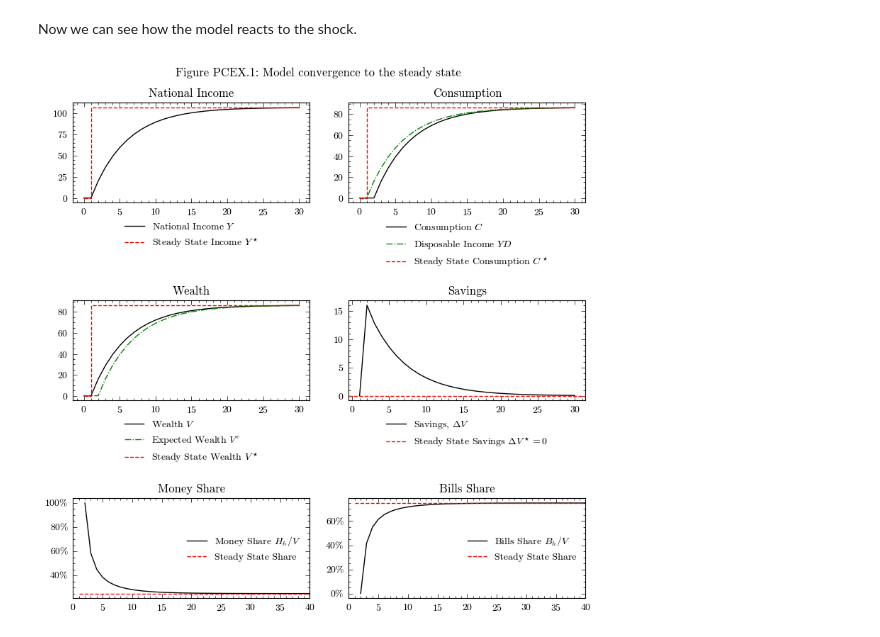
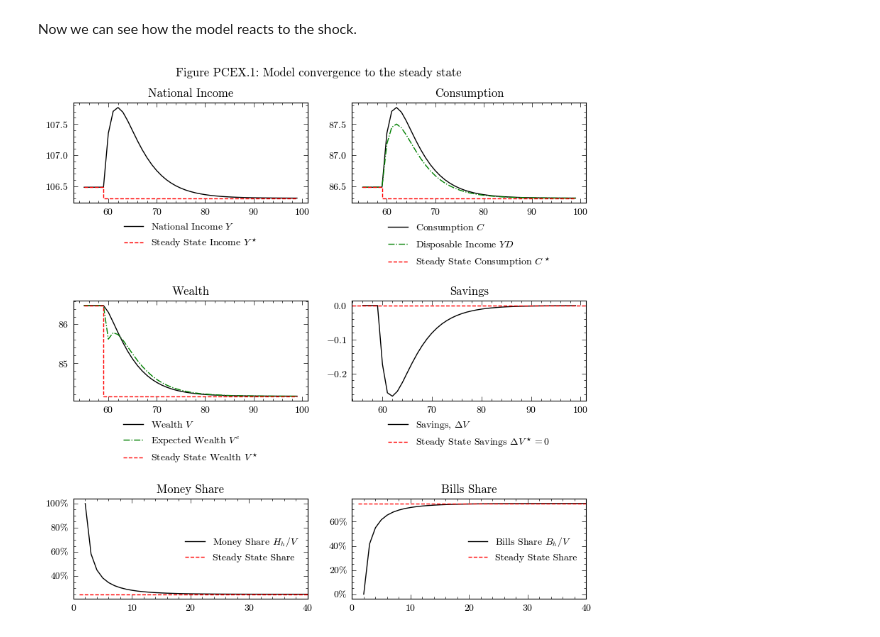
Before and after one commit to KarlNaumann/MacroStat, a Jupyter notebook: docs/models/GL06/GL06PCEX.ipynb, the cells around one changed output. Saved outputs shown, nothing was run; the diff lists cells and outputs as text; code cells hidden in the pictures.

```diff
--- a/docs/models/GL06/GL06PCEX.ipynb
+++ b/docs/models/GL06/GL06PCEX.ipynb
@@ -400,8 +400,8 @@ INFO:root:Computing theoretical steady state. Scenario: 2
 # %% [markdown]
 Now we can see how the model reacts to the shock.
 # %%
-dfo = output.loc[:30]
-dfs = steadystate.loc[:30]
+dfo = output_cons_propensity_increase.loc[55:]
+dfs = steadystate_cons_propensity_increase.loc[55:]
 
 fig, axs = plt.subplots(ncols=2, nrows=3, figsize=(8, 8))
 
@@ -422,31 +422,31 @@ axs[1,0].plot(dfo.index, dfo['ExpectedWealth'], color='g', linestyle='-.', label
 axs[1,0].step(x=dfs.index,y=dfs["Wealth"], color='r', linestyle='--', label=r'Steady State Wealth $V^\star$')
 axs[1,0].legend(loc='upper center', bbox_to_anchor=(0.5, -0.1), frameon=False)
 axs[1,0].set_title('Wealth')
 axs[1,1].plot(dfo.index, dfo['Wealth'].diff(), color='k', label=r'Savings, $\Delta V$')
 axs[1,1].axhline(y=0, color='r', linestyle='--', label=r'Steady State Savings $\Delta V^\star=0$')
 axs[1,1].legend(loc='upper center', bbox_to_anchor=(0.5, -0.1), frameon=False)
 axs[1,1].set_title('Savings')
 
 # Money Share and Bills Share
 share_bills = steadystate['HouseholdBillStock'] / steadystate['Wealth']
 axs[2,0].plot(output.index, output['HouseholdMoneyStock'] / output['Wealth'], color='k', linestyle='-', label='Money Share $H_h/V$')
 axs[2,0].step(x=share_bills.index,y=1-share_bills, color='r', linestyle='--', label='Steady State Share')
 axs[2,0].legend(loc='center right', frameon=False)
 axs[2,0].set_xlim(0,40)
 axs[2,0].set_title('Money Share')
 axs[2,0].yaxis.set_major_formatter(PercentFormatter(1))
 
 # Right panel - Bills share
 axs[2,1].plot(output.index, output['HouseholdBillStock'] / output['Wealth'], color='k', linestyle='-', label='Bills Share $B_h/V$')
 axs[2,1].step(x=share_bills.index,y=share_bills, color='r', linestyle='--', label='Steady State Share')
 axs[2,1].legend(loc='center right', frameon=False)
 axs[2,1].set_xlim(0,40)
 axs[2,1].set_title('Bills Share')
 axs[2,1].yaxis.set_major_formatter(PercentFormatter(1))
 
 
 fig.suptitle('Figure PCEX.1: Model convergence to the steady state')
 plt.tight_layout()
 plt.show()
 # %% [output]
-[figure, old version]
+[figure, new version]
```
Also changed, not shown: parts of 4 cells of this notebook, 17 other files.
